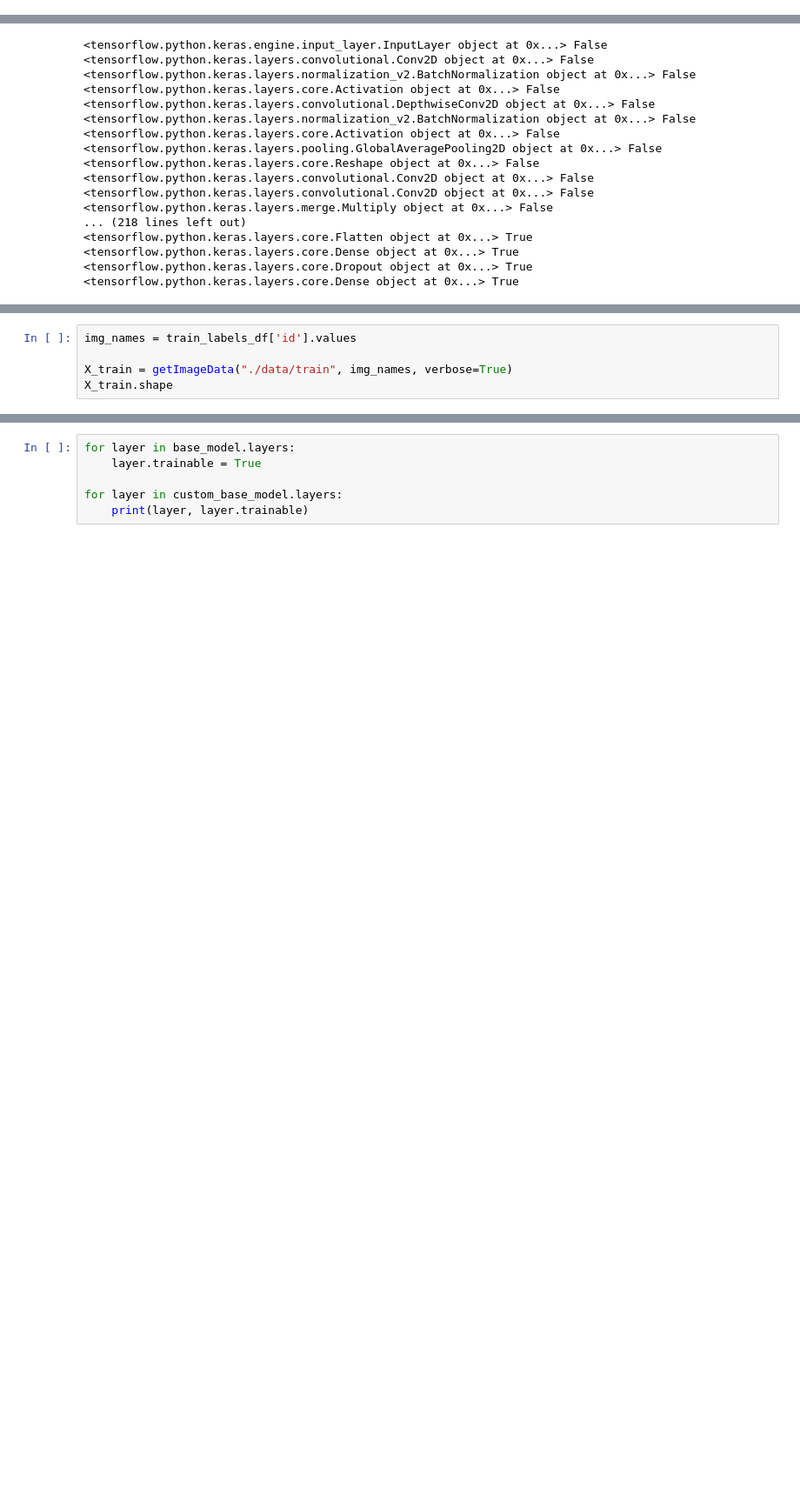
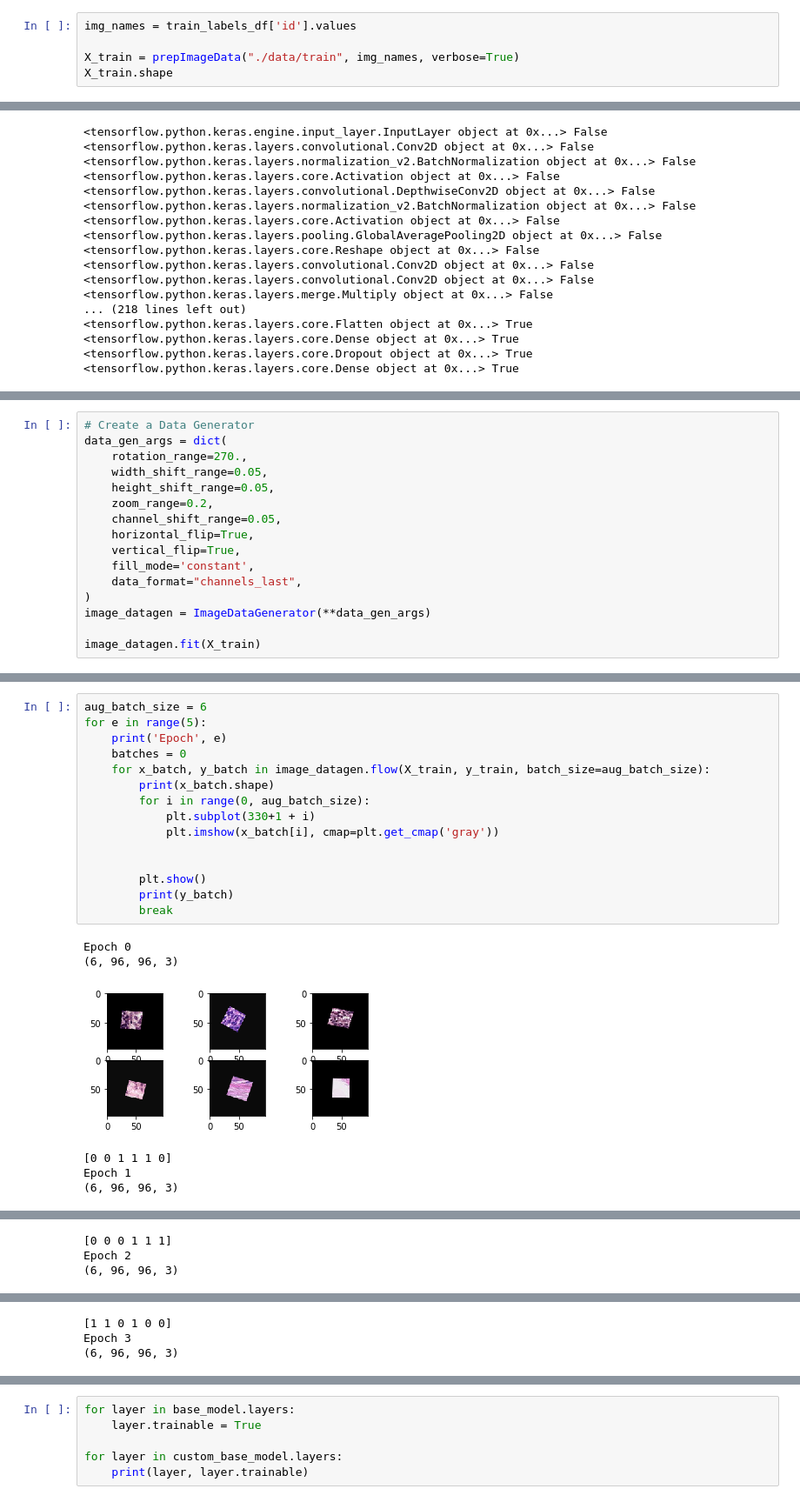
Before and after one commit to alessiot/Histopathologic-Cancer-Detection, a Jupyter notebook: Histopathologic Cancer Detection.ipynb, the cells around one changed output, grey strips where cells are left out. Shown at 87% size. Drawn from its saved outputs; the diff is of its cells as text; blank space fills up the shorter version.

```diff
--- a/Histopathologic Cancer Detection.ipynb
+++ b/Histopathologic Cancer Detection.ipynb
@@ -755,0 +792,5 @@ from keras.models import load_model, save_model
+# %%
+img_names = train_labels_df['id'].values
+
+X_train = prepImageData("./data/train", img_names, verbose=True)
+X_train.shape
@@ -891,5 +916,0 @@ def getImageData(img_path, img_names, verbose=False):
-# %%
-img_names = train_labels_df['id'].values
-
-X_train = getImageData("./data/train", img_names, verbose=True)
-X_train.shape
@@ -910,0 +921,16 @@ X_test.shape
+# %%
+# Create a Data Generator
+data_gen_args = dict(
+    rotation_range=270.,
+    width_shift_range=0.05,
+    height_shift_range=0.05,
+    zoom_range=0.2,
+    channel_shift_range=0.05,
+    horizontal_flip=True,
+    vertical_flip=True,
+    fill_mode='constant',
+    data_format="channels_last",
+)
+image_datagen = ImageDataGenerator(**data_gen_args)
+
+image_datagen.fit(X_train)
@@ -910,0 +939,22 @@ X_test.shape
+# %%
+aug_batch_size = 6
+for e in range(5):
+    print('Epoch', e)
+    batches = 0
+    for x_batch, y_batch in image_datagen.flow(X_train, y_train, batch_size=aug_batch_size):
+        print(x_batch.shape)
+        for i in range(0, aug_batch_size):
+            plt.subplot(330+1 + i)
+            plt.imshow(x_batch[i], cmap=plt.get_cmap('gray'))
+
+
+        plt.show()
+        print(y_batch)
+        break
+# %% [output]
+Epoch 0
+(6, 96, 96, 3)
+[figure, added]
+[0 0 1 1 1 0]
+Epoch 1
+(6, 96, 96, 3)
@@ -910,0 +962,3 @@ X_test.shape
+[0 0 0 1 1 1]
+Epoch 2
+(6, 96, 96, 3)
@@ -910,0 +966,3 @@ X_test.shape
+[1 1 0 1 0 0]
+Epoch 3
+(6, 96, 96, 3)
```
Also changed, not shown: parts of 31 cells of this notebook.
